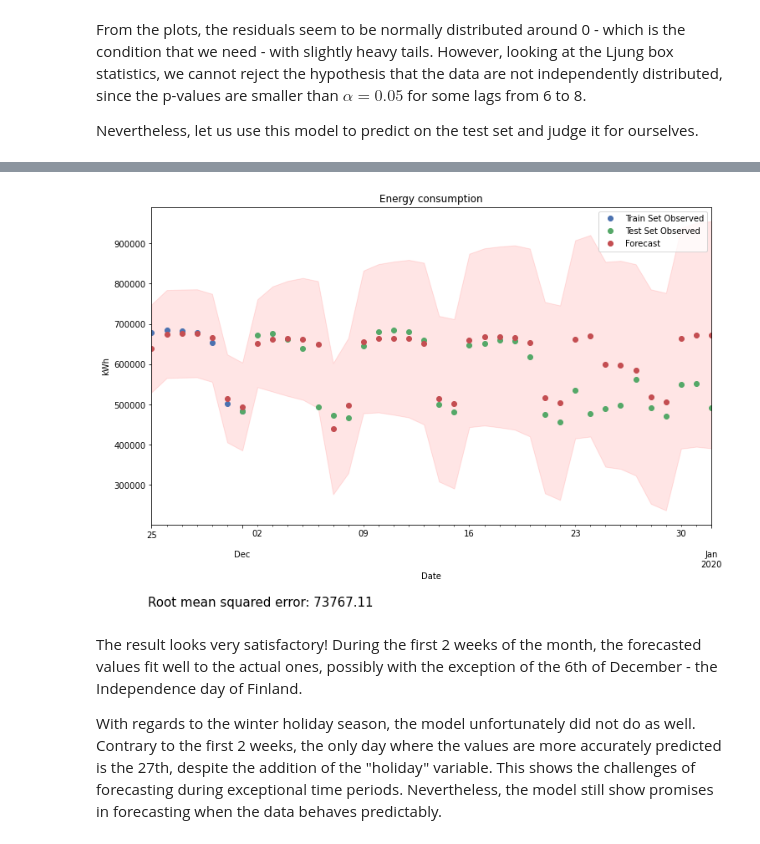
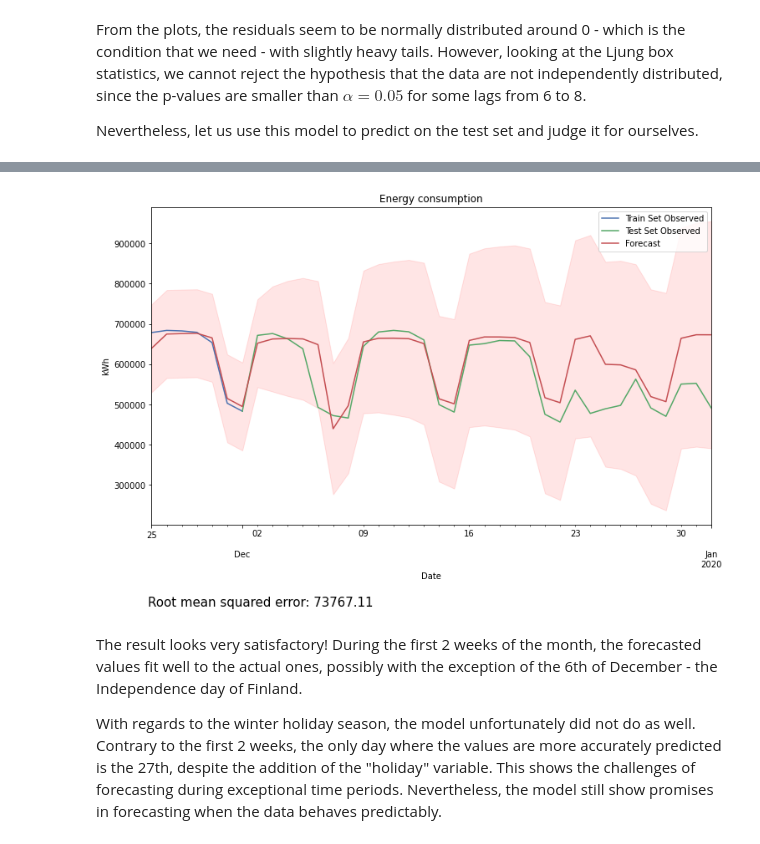
Before and after one commit to quan-possible/energy-demand-prediction, a Jupyter notebook: daily/sarimax.ipynb, the cells around one changed output, grey strips where cells are left out. Saved outputs shown, nothing was run; the diff lists cells and outputs as text; code cells hidden in the pictures.

```diff
--- a/daily/sarimax.ipynb
+++ b/daily/sarimax.ipynb
@@ -345,25 +364,24 @@ Nevertheless, let us use this model to predict on the test set and judge it for
 # %%
 pred_test = res.get_prediction(start=train_end,end=test_end,exog=exo_test)
-
-# The mean squared error
+# The root mean squared error
 err = 'Root mean squared error: %.2f'% sqrt(MSE(test, pred_test.predicted_mean))
 
 pred = res.get_prediction(start=demo_start,end=test_end,exog=exo_test)
 pred_ci = pred.conf_int()
 
 fig, ax = plt.subplots(figsize=(12,7))
 ax.set(title='Energy consumption', ylabel='kWh')
 
-train[demo_start:].plot(ax=ax, style='o')
-test.plot(ax=ax, style='o')
-pred.predicted_mean.plot(ax=ax, style='o')
+train[demo_start:].plot(ax=ax)
+test.plot(ax=ax)
+pred.predicted_mean.plot(ax=ax)
 ci = pred_ci.loc[demo_start:]
 ax.fill_between(ci.index, ci.iloc[:,0], ci.iloc[:,1], color='r', alpha=0.1)
 
 plt.figtext(0.12, -0.06, err, ha="left",fontsize=15,va='center')
 legend = ax.legend(["Train Set Observed","Test Set Observed", "Forecast"])
 # %% [output]
-[figure, old version]
+[figure, new version]
 # %% [markdown]
 The result looks very satisfactory! During the first 2 weeks of the month, the forecasted values fit well to the actual ones, possibly with the exception of the 6th of December - the Independence day of Finland.
 
```
Also changed, not shown: parts of 6 cells of this notebook, 6 other files.
